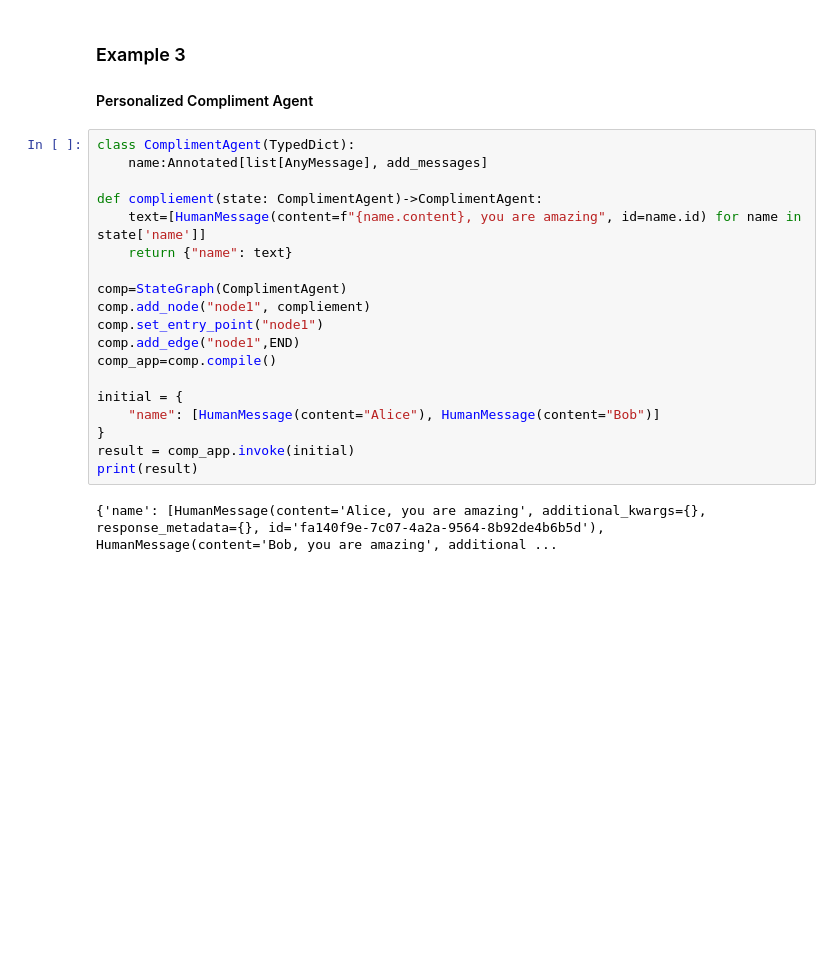
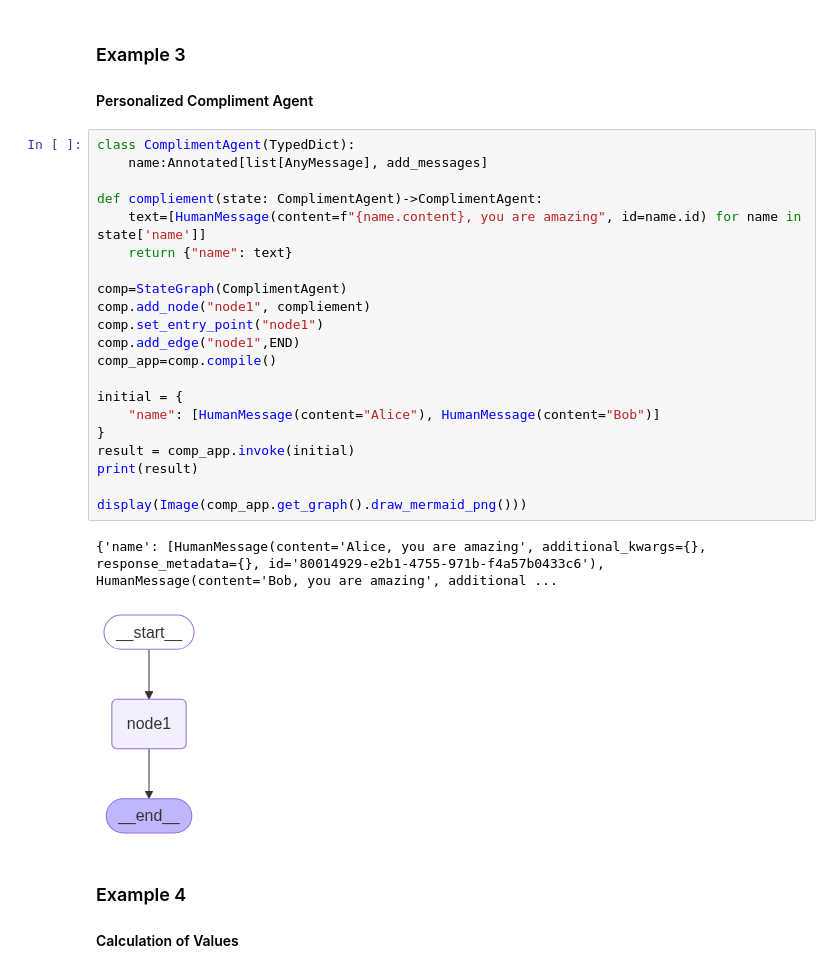
Before and after one commit to harshita-d/Langgraph_Basics, a Jupyter notebook: project1.ipynb, the cells around one changed output. Cells and saved outputs as stored; diff of their text form; blank space fills up the shorter version.

Commit message:
calulcation example added

```diff
--- a/project1.ipynb
+++ b/project1.ipynb
@@ -200,21 +200,28 @@ display(Image(app.get_graph().draw_mermaid_png()))
 # %%
 class ComplimentAgent(TypedDict):
     name:Annotated[list[AnyMessage], add_messages]
 
 def compliement(state: ComplimentAgent)->ComplimentAgent:
     text=[HumanMessage(content=f"{name.content}, you are amazing", id=name.id) for name in state['name']]
     return {"name": text}
 
 comp=StateGraph(ComplimentAgent)
 comp.add_node("node1", compliement)
 comp.set_entry_point("node1")
 comp.add_edge("node1",END)
 comp_app=comp.compile()
 
 initial = {
     "name": [HumanMessage(content="Alice"), HumanMessage(content="Bob")]
 }
 result = comp_app.invoke(initial)
 print(result)
+
+display(Image(comp_app.get_graph().draw_mermaid_png()))
 # %% [output]
-{'name': [HumanMessage(content='Alice, you are amazing', additional_kwargs={}, response_metadata={}, id='fa140f9e-7c07-4a2a-9564-8b92de4b6b5d'), HumanMessage(content='Bob, you are amazing', additional ...
+{'name': [HumanMessage(content='Alice, you are amazing', additional_kwargs={}, response_metadata={}, id='80014929-e2b1-4755-971b-f4a57b0433c6'), HumanMessage(content='Bob, you are amazing', additional ...
+[figure, added]
+# %% [markdown]
+### Example 4
+
+#### Calculation of Values
```
Also changed, not shown: parts of 3 cells of this notebook.
